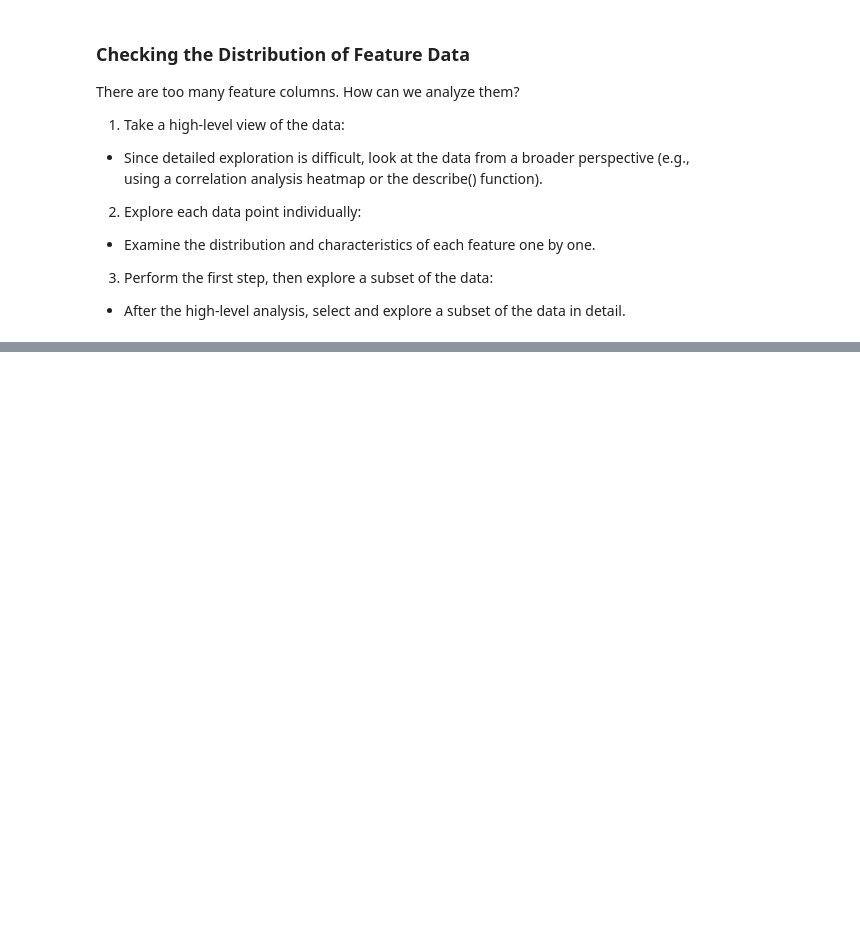
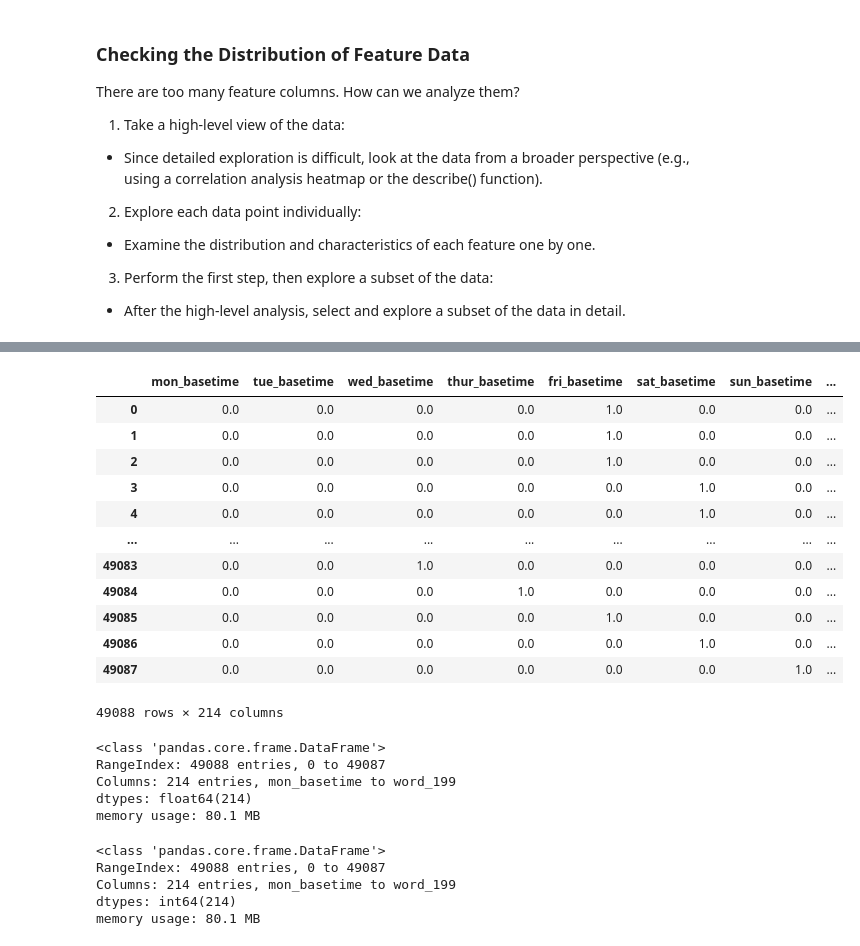
Before and after one commit to chulwonchae/2024-Summer-ML-Projects, a Jupyter notebook: 2. Blog_comment_predict.ipynb, the cells around one changed output, grey strips where cells are left out. Saved outputs shown, nothing was run; the diff lists cells and outputs as text; code cells hidden in the pictures; blank space fills up the shorter version.

```diff
--- a/2. Blog_comment_predict.ipynb
+++ b/2. Blog_comment_predict.ipynb
@@ -469,0 +620,24 @@ There are too many feature columns. How can we analyze them?
+# %%
+df_train[categorical_column_list]
+# %% [output]
+|  | mon_basetime | tue_basetime | wed_basetime | thur_basetime | fri_basetime | sat_basetime | sun_basetime | ... |
+| 0 | 0.0 | 0.0 | 0.0 | 0.0 | 1.0 | 0.0 | 0.0 | ... |
+| 1 | 0.0 | 0.0 | 0.0 | 0.0 | 1.0 | 0.0 | 0.0 | ... |
+| 2 | 0.0 | 0.0 | 0.0 | 0.0 | 1.0 | 0.0 | 0.0 | ... |
+| 3 | 0.0 | 0.0 | 0.0 | 0.0 | 0.0 | 1.0 | 0.0 | ... |
+| 4 | 0.0 | 0.0 | 0.0 | 0.0 | 0.0 | 1.0 | 0.0 | ... |
+| ... | ... | ... | ... | ... | ... | ... | ... | ... |
+| 49083 | 0.0 | 0.0 | 1.0 | 0.0 | 0.0 | 0.0 | 0.0 | ... |
+| 49084 | 0.0 | 0.0 | 0.0 | 1.0 | 0.0 | 0.0 | 0.0 | ... |
+| 49085 | 0.0 | 0.0 | 0.0 | 0.0 | 1.0 | 0.0 | 0.0 | ... |
+| 49086 | 0.0 | 0.0 | 0.0 | 0.0 | 0.0 | 1.0 | 0.0 | ... |
+| 49087 | 0.0 | 0.0 | 0.0 | 0.0 | 0.0 | 0.0 | 1.0 | ... |
+49088 rows × 214 columns
+# %%
+df_train[categorical_column_list].info()
+# %% [output]
+<class 'pandas.core.frame.DataFrame'>
+RangeIndex: 49088 entries, 0 to 49087
+Columns: 214 entries, mon_basetime to word_199
+dtypes: float64(214)
+memory usage: 80.1 MB
@@ -469,0 +650,8 @@ There are too many feature columns. How can we analyze them?
+# %%
+df_train[categorical_column_list].info()
+# %% [output]
+<class 'pandas.core.frame.DataFrame'>
+RangeIndex: 49088 entries, 0 to 49087
+Columns: 214 entries, mon_basetime to word_199
+dtypes: int64(214)
+memory usage: 80.1 MB
```
Also changed, not shown: parts of 73 cells of this notebook.
